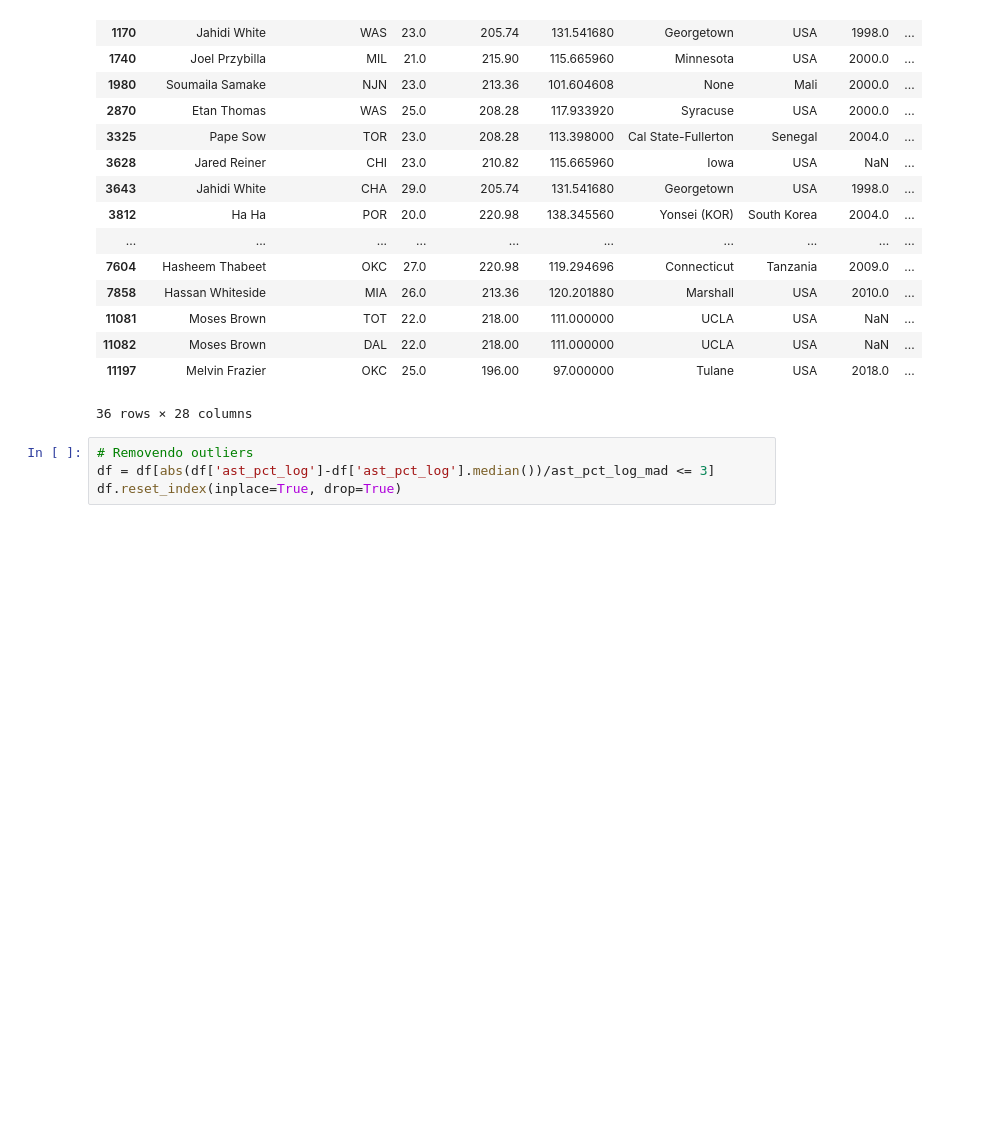
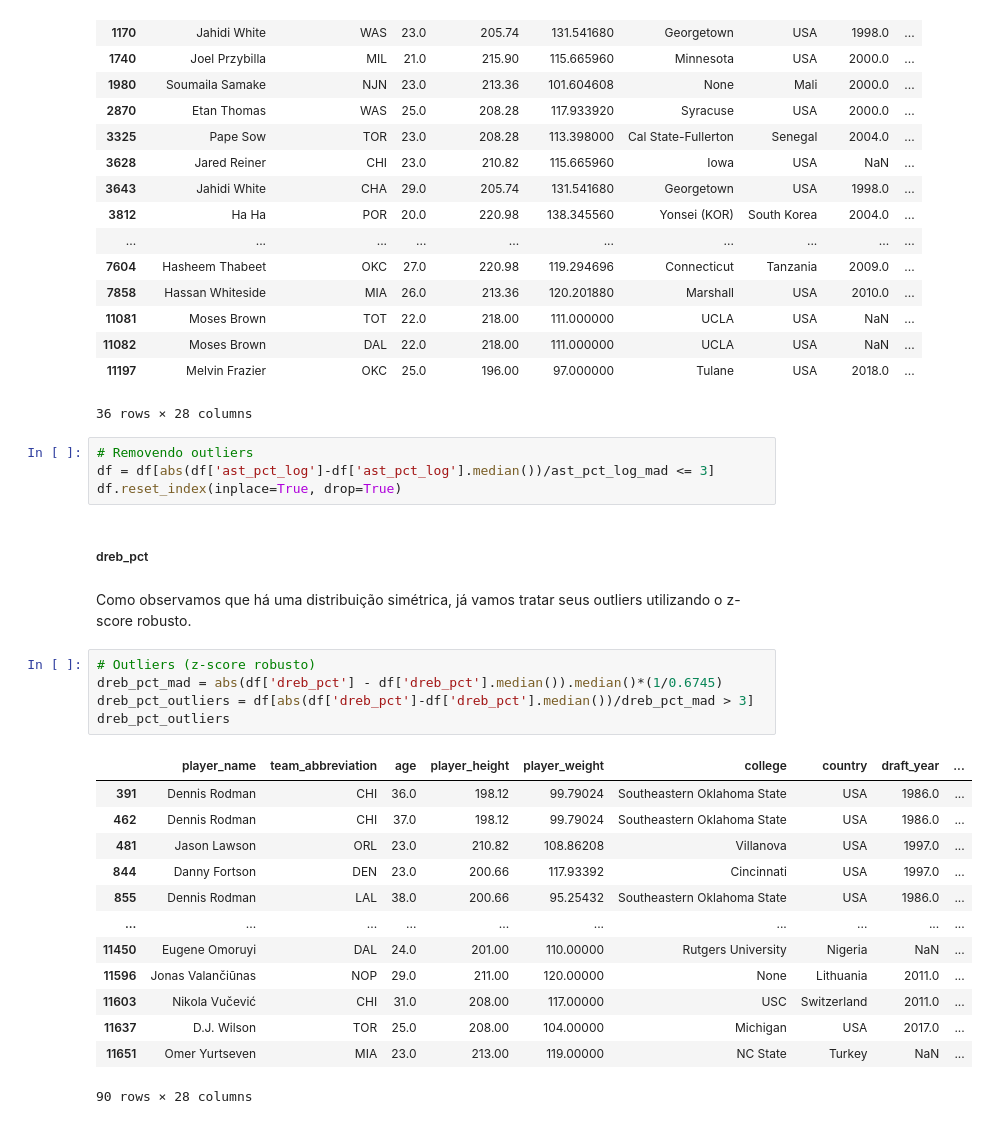
Before and after one commit to tta13/NBA-data-analysis, a Jupyter notebook: code.ipynb, the cells around one changed output. Drawn from its saved outputs; the diff is of its cells as text; blank space fills up the shorter version.

Commit message:
Add more data cleaning about usg_pct and dreb_pct

```diff
--- a/code.ipynb
+++ b/code.ipynb
@@ -1505,3 +1505,26 @@ ast_pct_log_outliers
 # Removendo outliers
 df = df[abs(df['ast_pct_log']-df['ast_pct_log'].median())/ast_pct_log_mad <= 3]
 df.reset_index(inplace=True, drop=True)
+# %% [markdown]
+##### dreb_pct
+# %% [markdown]
+Como observamos que há uma distribuição simétrica, já vamos tratar seus outliers utilizando o z-score robusto.
+# %%
+# Outliers (z-score robusto)
+dreb_pct_mad = abs(df['dreb_pct'] - df['dreb_pct'].median()).median()*(1/0.6745)
+dreb_pct_outliers = df[abs(df['dreb_pct']-df['dreb_pct'].median())/dreb_pct_mad > 3]
+dreb_pct_outliers
+# %% [output]
+|  | player_name | team_abbreviation | age | player_height | player_weight | college | country | draft_year | ... |
+| 391 | Dennis Rodman | CHI | 36.0 | 198.12 | 99.79024 | Southeastern Oklahoma State | USA | 1986.0 | ... |
+| 462 | Dennis Rodman | CHI | 37.0 | 198.12 | 99.79024 | Southeastern Oklahoma State | USA | 1986.0 | ... |
+| 481 | Jason Lawson | ORL | 23.0 | 210.82 | 108.86208 | Villanova | USA | 1997.0 | ... |
+| 844 | Danny Fortson | DEN | 23.0 | 200.66 | 117.93392 | Cincinnati | USA | 1997.0 | ... |
+| 855 | Dennis Rodman | LAL | 38.0 | 200.66 | 95.25432 | Southeastern Oklahoma State | USA | 1986.0 | ... |
+| ... | ... | ... | ... | ... | ... | ... | ... | ... | ... |
+| 11450 | Eugene Omoruyi | DAL | 24.0 | 201.00 | 110.00000 | Rutgers University | Nigeria | NaN | ... |
+| 11596 | Jonas Valančiūnas | NOP | 29.0 | 211.00 | 120.00000 | None | Lithuania | 2011.0 | ... |
+| 11603 | Nikola Vučević | CHI | 31.0 | 208.00 | 117.00000 | USC | Switzerland | 2011.0 | ... |
+| 11637 | D.J. Wilson | TOR | 25.0 | 208.00 | 104.00000 | Michigan | USA | 2017.0 | ... |
+| 11651 | Omer Yurtseven | MIA | 23.0 | 213.00 | 119.00000 | NC State | Turkey | NaN | ... |
+90 rows × 28 columns
```
Also changed, not shown: parts of 5 cells of this notebook.
